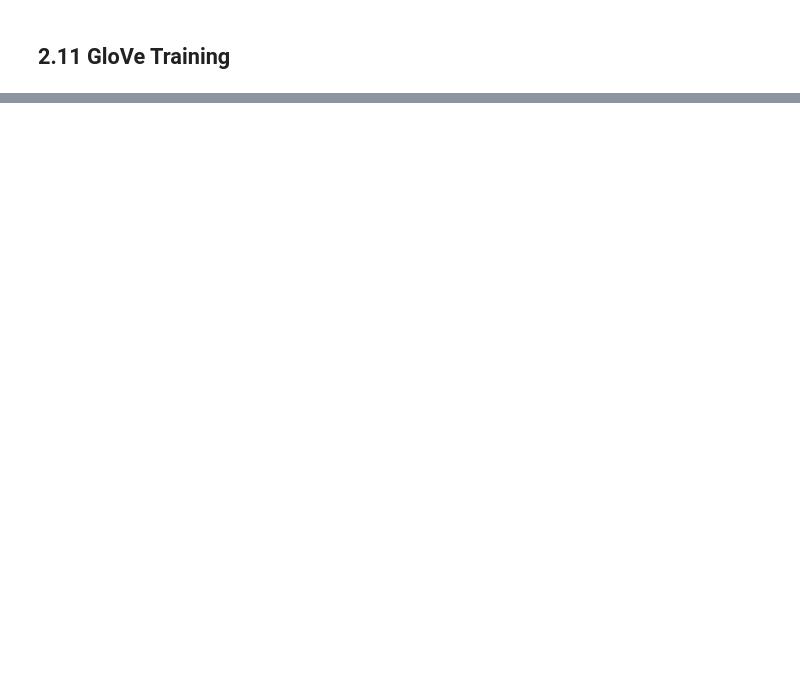
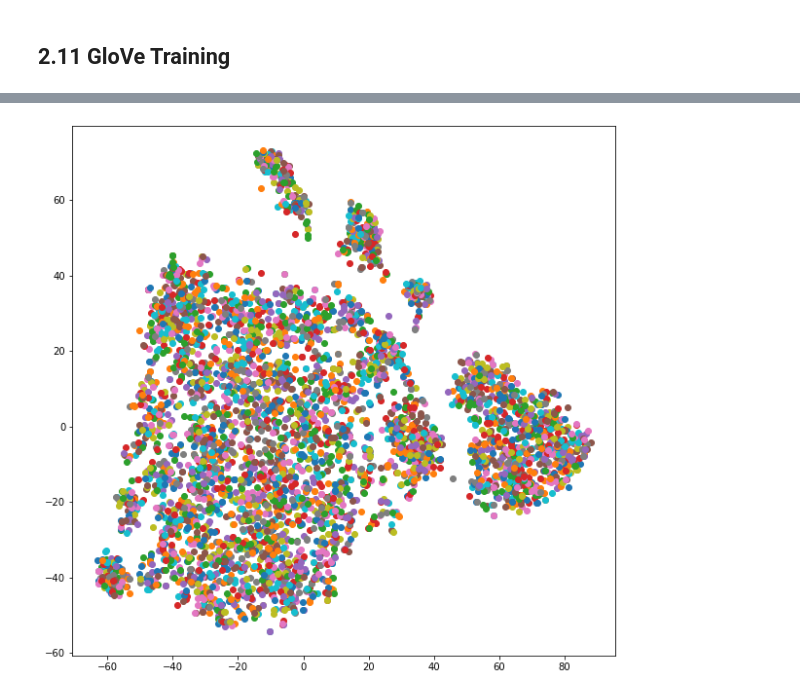
Before and after one commit to jacobacollins/Deep-Learning-for-NLP-and-Speech-Recognition-Exercises, a Jupyter notebook: GloVe-practice.ipynb, the cells around one changed output, grey strips where cells are left out. Saved outputs shown, nothing was run; the diff lists cells and outputs as text; code cells hidden in the pictures; blank space fills up the shorter version.

```diff
--- a/GloVe-practice.ipynb
+++ b/GloVe-practice.ipynb
@@ -472,7 +494,7 @@ iterations = 30
 dim = 100
 learning_rate = 0.05
 x_max = 100
-alpha - 0.75
+alpha = 0.75
 
 vocab_size = len(vocab)
 W = (np.random.rand(vocab_size * 2, dim) - 0.5) / float(dim + 1)
@@ -488,7 +510,7 @@ data = [(W[i_main], W[i_context + vocab_size],
              gradient_squared_biases[i_main : i_main + 1],
              gradient_squared_biases[i_context + vocab_size
                                      : i_context + vocab_size + 1],
-             cooccurrence)
+             cooccurence)
             for i_main, i_context, cooccurrence in comatrix]
 
 for i in range(iterations):
@@ -529,0 +599,5 @@ with open("glove","wb") as f:
+# %%
+%pip install glove-python-binary
+import gensim
+from glove import Corpus, Glove
+documents = [gensim.utils.simple_preprocess(df['text'].iloc[i]) for i in range(len(df))]
@@ -529,0 +609,22 @@ with open("glove","wb") as f:
+# %%
+corpus = Corpus()
+
+corpus.fit(documents, window=5)
+# %%
+documents = [gensim.utils.simple_preprocess(ndf['text'].iloc[i]) for i in range(len(ndf))]
+corpus.fit(documents, window=5)
+glove = Glove(no_components=100, learning_rate = 0.05)
+glove.fit(corpus.matrix, epochs = 10, no_threads=4, verbose = True)
+glove.add_dictionary(corpus.dictionary)
+print("Glove embeddings trained.")
+
+doc_vectors = []
+for doc in documents:
+    vec = np.zeros(glove.word_vectors[glove.dictionary['the']].shape)
+    for token in doc:
+        vec += glove.word_vectors[glove.dictionary[token]]
+    if len(doc) > 0:
+        vec = vec/len(doc)
+    doc_vectors.append(vec)
+
+print("Processed documents = ", len(doc_vectors))
@@ -529,0 +645,13 @@ with open("glove","wb") as f:
+# %%
+from sklearn.manifold import TSNE
+from matplotlib import pylab
+
+docs_embedded = TSNE(n_components=2).fit_transform(doc_vectors)
+
+pylab.figure(figsize=(10,10))
+for i, label in enumerate(docs_embedded):
+    x, y = docs_embedded[i, :]
+    pylab.scatter(x,y)
+pylab.show()
+# %% [output]
+[figure, added]
```
Also changed, not shown: parts of 11 cells of this notebook.
